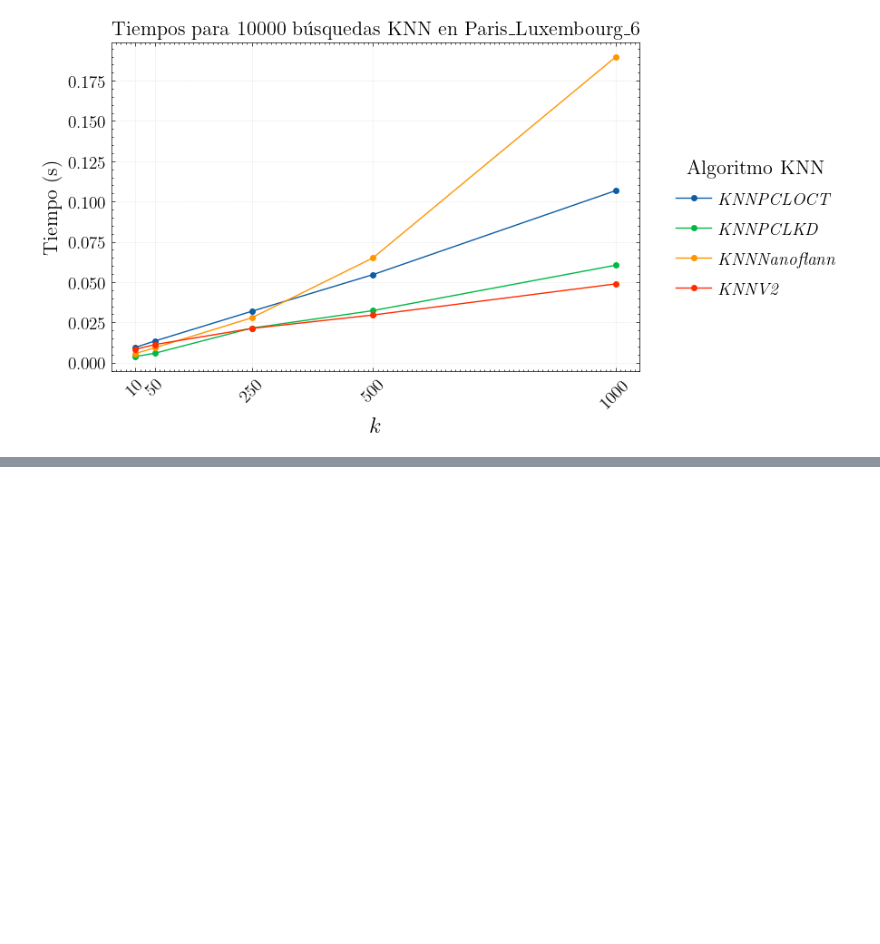
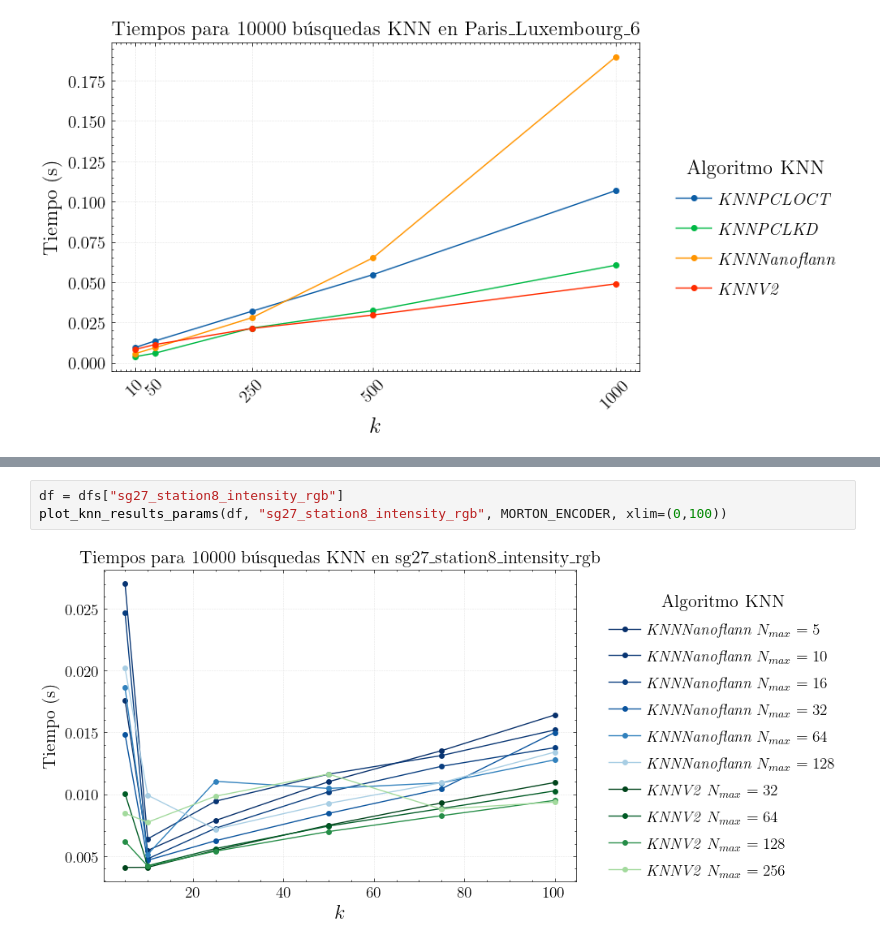
Before and after one commit to derivada/octrees-benchmark, a Jupyter notebook: benchmark_plots_cache_knn.ipynb, the cells around one changed output, grey strips where cells are left out. Saved outputs shown, nothing was run; the diff lists cells and outputs as text; blank space fills up the shorter version.

```diff
--- a/benchmark_plots_cache_knn.ipynb
+++ b/benchmark_plots_cache_knn.ipynb
@@ -688,0 +793,5 @@ plot_knn_results(df, "Paris_Luxembourg_6")
+# %%
+df = dfs["sg27_station8_intensity_rgb"]
+plot_knn_results_params(df, "sg27_station8_intensity_rgb", MORTON_ENCODER, xlim=(0,100))
+# %% [output]
+[figure, added]
```
Also changed, not shown: parts of 7 cells of this notebook, 1 other file.
